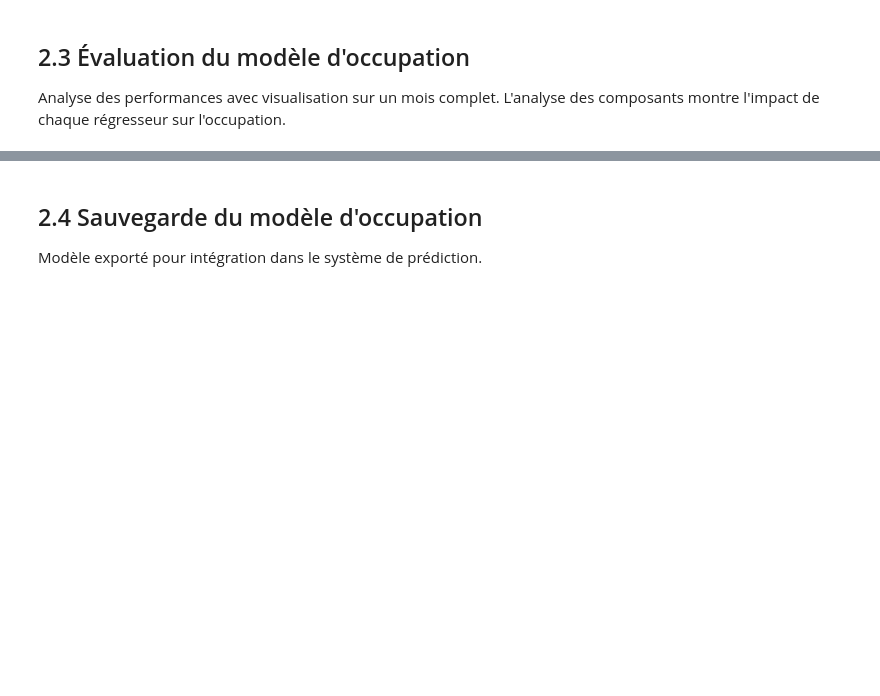
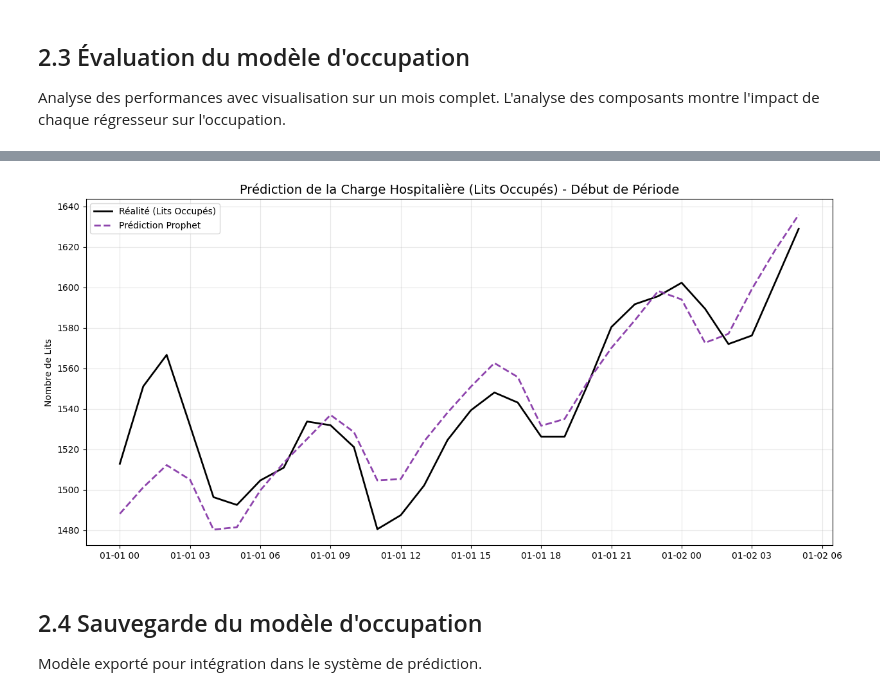
Before and after one commit to MiloBonbaril/DATA-smartcare-analytics, a Jupyter notebook: Modeling.ipynb, the cells around one changed output, grey strips where cells are left out. Cells and saved outputs as stored; diff of their text form; code cells hidden in the pictures; blank space fills up the shorter version.

```diff
--- a/Modeling.ipynb
+++ b/Modeling.ipynb
@@ -725,3 +764,18 @@ Erreur en pourcentage: 2.12%
+# %%
+# zoom sur le premier mois, mais on agrège les données par jour
+y_true = test_beds.set_index('ds').resample('d').agg({'y': 'mean'}).reset_index()['y'].values
+y_pred = forecast_beds.set_index('ds').resample('d').agg({'yhat': 'mean'}).reset_index()['yhat'].values
+
+plt.figure(figsize=(15, 7))
+limit = 30
+plt.plot(test_beds['ds'].iloc[:limit], y_true[:limit], label='Réalité (Lits Occupés)', color='black', linewidth=2)
+plt.plot(test_beds['ds'].iloc[:limit], y_pred[:limit], label='Prédiction Prophet', color='#8E44AD', linestyle='--', linewidth=2) # Violet
+plt.title('Prédiction de la Charge Hospitalière (Lits Occupés) - Début de Période', fontsize=14)
+plt.ylabel('Nombre de Lits')
+plt.legend()
+plt.grid(True, alpha=0.3)
+# %% [output]
+[figure, added]
 # %% [markdown]
 ## 2.4 Sauvegarde du modèle d'occupation
 
```
Also changed, not shown: parts of 11 cells of this notebook, 4 other files.
